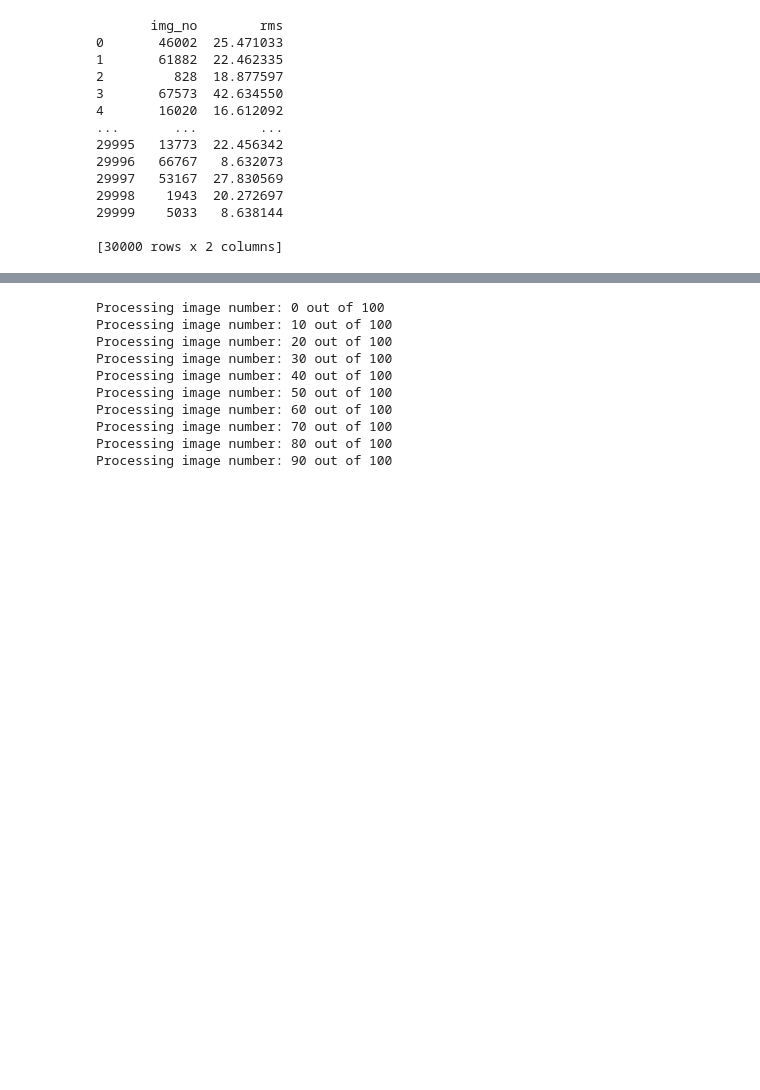
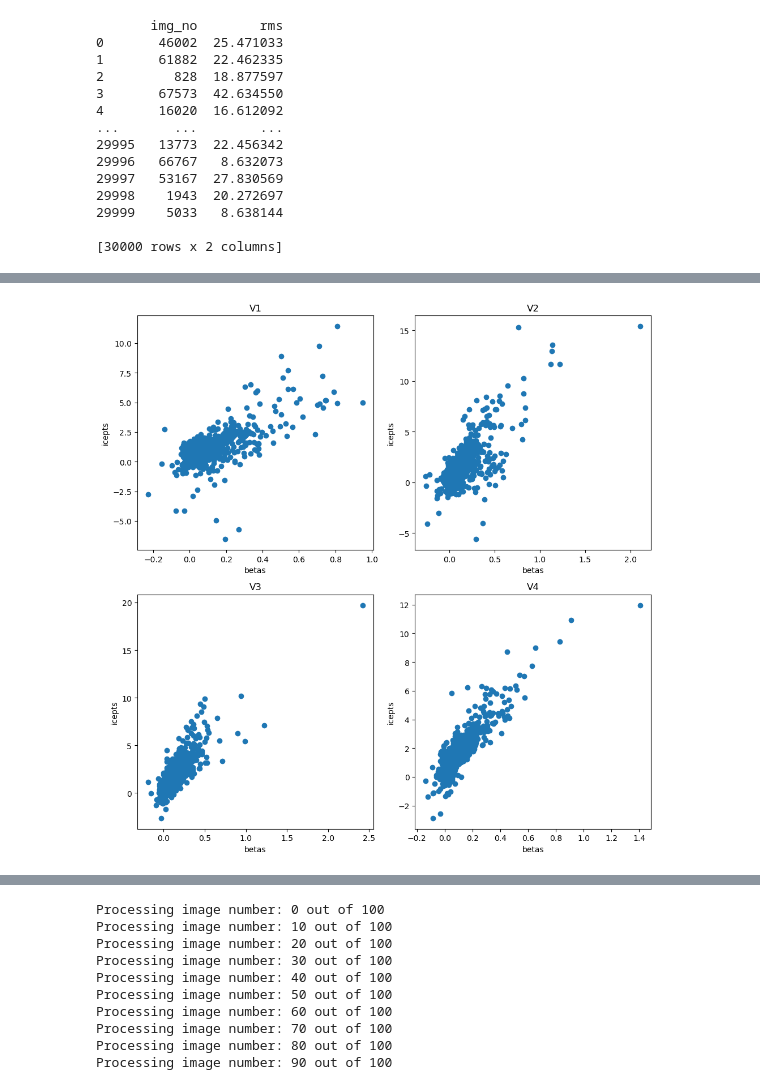
Before and after one commit to WiegerScheurer/spatpred, a Jupyter notebook: notebooks/construction_work.ipynb, the cells around one changed output, grey strips where cells are left out. Drawn from its saved outputs; the diff is of its cells as text; code cells hidden in the pictures; blank space fills up the shorter version.

Commit message:
regression start

```diff
--- a/notebooks/construction_work.ipynb
+++ b/notebooks/construction_work.ipynb
@@ -89,2 +126,2 @@ print(rms_subj01)
 # %%
-hrf_ses1 = nib.load('/home/rfpred/data/natural-scenes-dataset/nsddata_betas/ppdata/subj01/func1mm/betas_fithrf_GLMdenoise_RR/betas_session01.nii.gz')
+betas_ses1 = (nib.load('/home/rfpred/data/natural-scenes-dataset/nsddata_betas/ppdata/subj01/func1mm/betas_fithrf_GLMdenoise_RR/betas_session01.nii.gz')).get_fdata()
@@ -105,0 +152,4 @@ hrf_ses1 = nib.load('/home/rfpred/data/natural-scenes-dataset/nsddata_betas/ppda
+# %%
+# Load in the boolean mask for inner circle voxel selection per roi.
+with open('/home/rfpred/data/custom_files/prf_selection_mask.pkl', 'rb') as fp:
+    prf_selection_mask = pickle.load(fp)
@@ -105,0 +226,8 @@ hrf_ses1 = nib.load('/home/rfpred/data/natural-scenes-dataset/nsddata_betas/ppda
+# %%
+voxels = reg_dict['V1_mask']
+betas = [v['beta'] for v in voxels.values()]
+
+# tuple(betas)
+
+# print(len(betas))
+list(np.array(betas).reshape(len(betas)))
@@ -105,0 +252,23 @@ hrf_ses1 = nib.load('/home/rfpred/data/natural-scenes-dataset/nsddata_betas/ppda
+# %%
+reg_dict, X, y = regression_dict('subj01', feat_type = 'rms_z', voxels = prf_selection_mask, hrfs = betas_ses1, feat_vals = rms_subj01, n_imgs = 750)
+# %%
+fig, axs = plt.subplots(2, 2, figsize=(10, 10))
+
+rois = ['V1_mask', 'V2_mask', 'V3_mask', 'V4_mask']
+
+for i, roi in enumerate(rois):
+    betas = [reg_dict[roi][vox]['beta'] for vox in reg_dict[roi]]
+    icepts = [reg_dict[roi][vox]['icept'] for vox in reg_dict[roi]]
+
+    row = i // 2
+    col = i % 2
+
+    axs[row, col].scatter(betas, icepts)
+    axs[row, col].set_xlabel('betas')
+    axs[row, col].set_ylabel('icepts')
+    axs[row, col].set_title(roi[:2])
+
+plt.tight_layout()
+plt.show()
+# %% [output]
+[figure, added]
```
Also changed, not shown: parts of 22 cells of this notebook, 5 other files.
